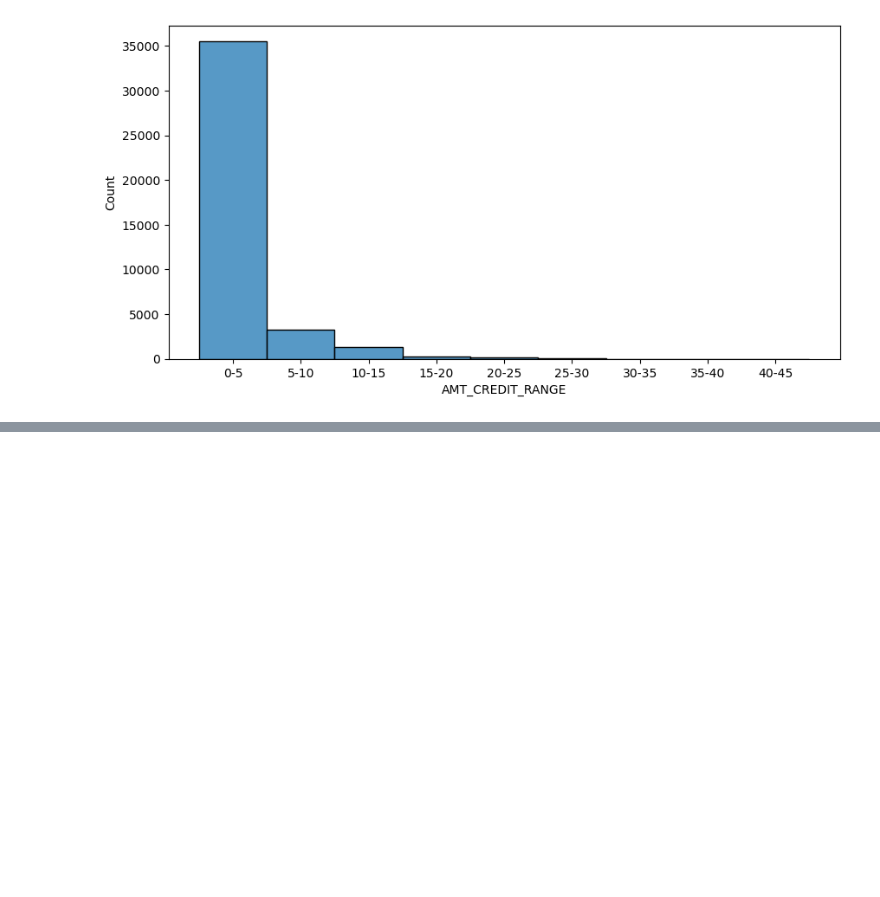
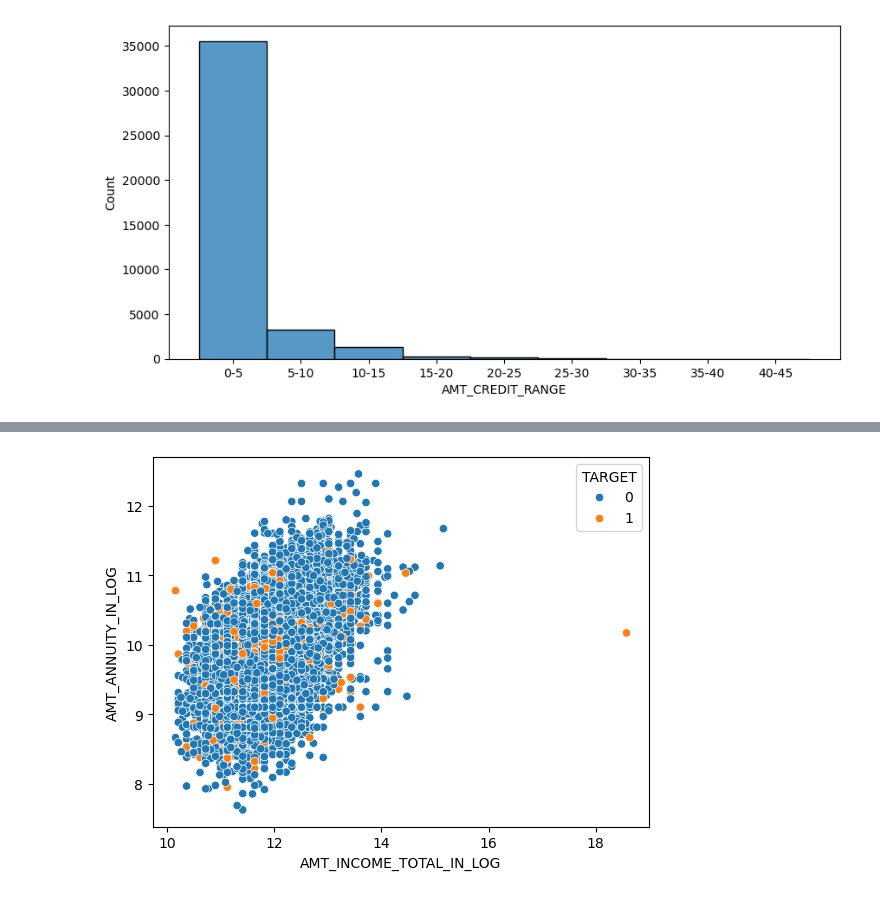
Before and after one commit to Rider-04/daily-python-data-lab, a Jupyter notebook: 03_pandas/bank_loan_case_study.ipynb, the cells around one changed output, grey strips where cells are left out. Cells and saved outputs as stored; diff of their text form; code cells hidden in the pictures; blank space fills up the shorter version.

```diff
--- a/03_pandas/bank_loan_case_study.ipynb
+++ b/03_pandas/bank_loan_case_study.ipynb
@@ -1901,0 +1963,2 @@ plt.show()
+# %%
+df_app[['AMT_INCOME_TOTAL_IN_LOG','AMT_ANNUITY_IN_LOG',"AMT_CREDIT_IN_LOG"]]=np.log1p(df_app[['AMT_INCOME_TOTAL','AMT_ANNUITY',"AMT_CREDIT",]])
@@ -1901,0 +1981,5 @@ plt.show()
+# %%
+sns.scatterplot(x='AMT_INCOME_TOTAL_IN_LOG',y='AMT_ANNUITY_IN_LOG',data=df_app,hue="TARGET")
+plt.show()
+# %% [output]
+[figure, added]
```
Also changed, not shown: parts of 13 cells of this notebook.
